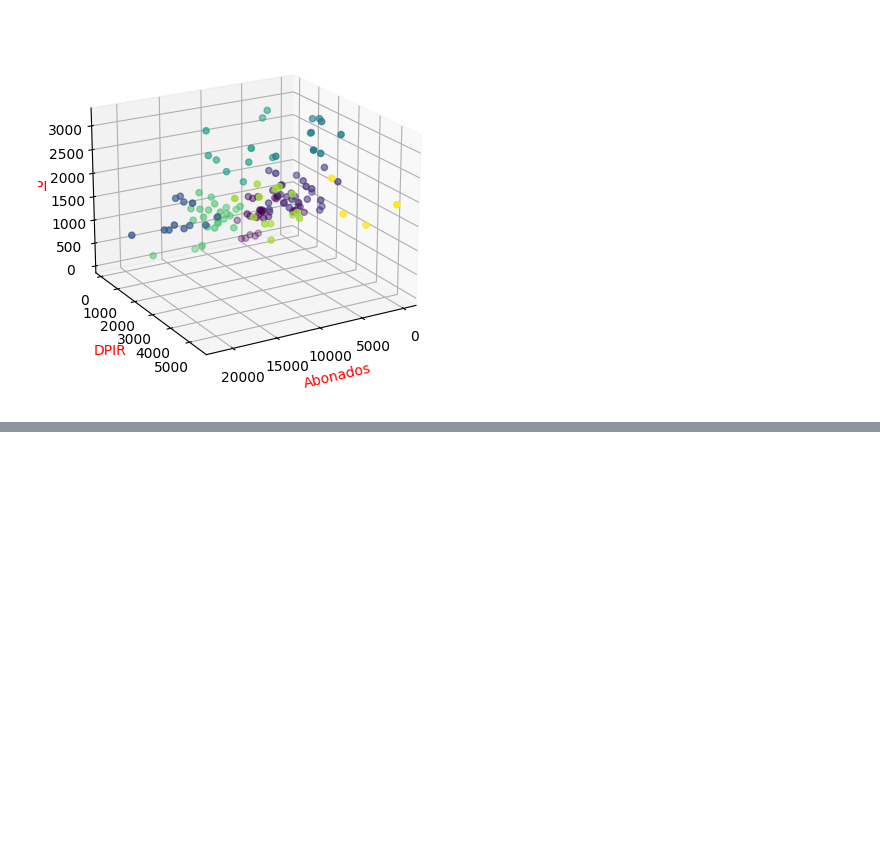
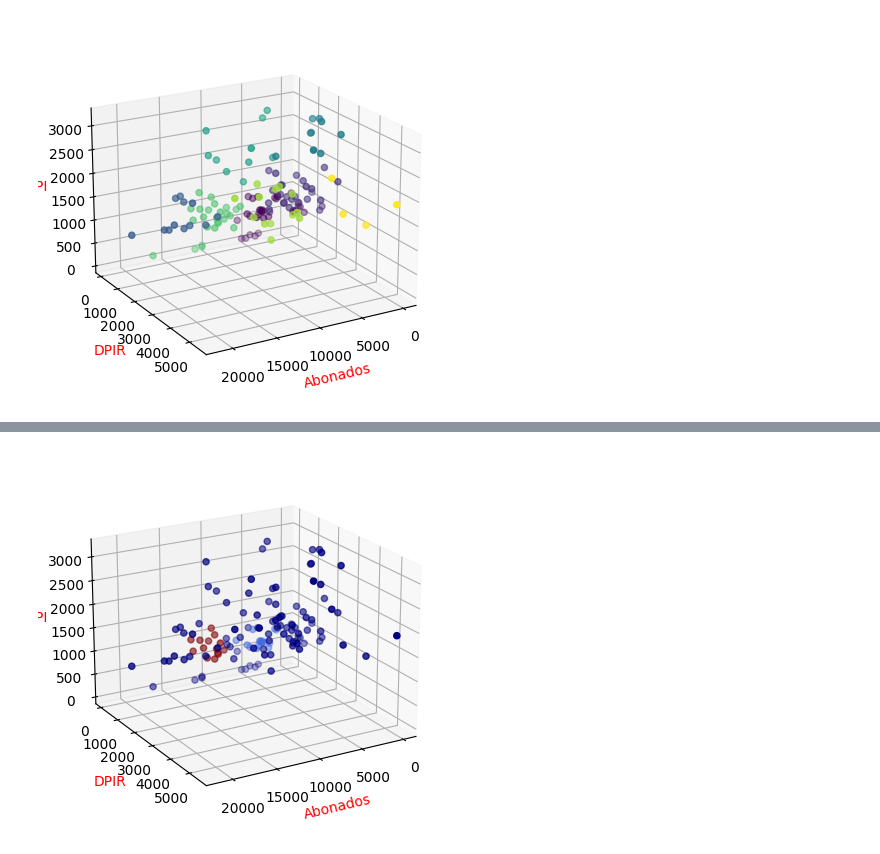
Before and after one commit to marpermon/AI_Projects, a Jupyter notebook: Proyecto1/Proyecto1.ipynb, the cells around one changed output, grey strips where cells are left out. Cells and saved outputs as stored; diff of their text form; code cells hidden in the pictures; blank space fills up the shorter version.

```diff
--- a/Proyecto1/Proyecto1.ipynb
+++ b/Proyecto1/Proyecto1.ipynb
@@ -159,0 +171,16 @@ Text(0.5, 1.0, 'Método del Coeficiente silueta')
+# %%
+colors = ['royalblue', 'maroon', 'forestgreen', 'mediumorchid', 'tan', 'deeppink', 'olive', 'goldenrod', 'lightcyan', 'navy']
+vectorizer = np.vectorize(lambda x: colors[x % len(colors)])
+
+fig = plt.figure()
+ax = fig.add_subplot(111, projection='3d')
+ax.scatter(xA, yA, zA, c=vectorizer(dbscan.labels_), marker='o')
+ax.set_xlabel('Abonados')
+ax.set_ylabel('DPIR')
+ax.set_zlabel('FPI')
+ax.xaxis.label.set_color('red')
+ax.yaxis.label.set_color('red')
+ax.zaxis.label.set_color('red')
+ax.view_init(azim=60, elev=20)
+# %% [output]
+[figure, added]
```
Also changed, not shown: parts of 8 cells of this notebook.
